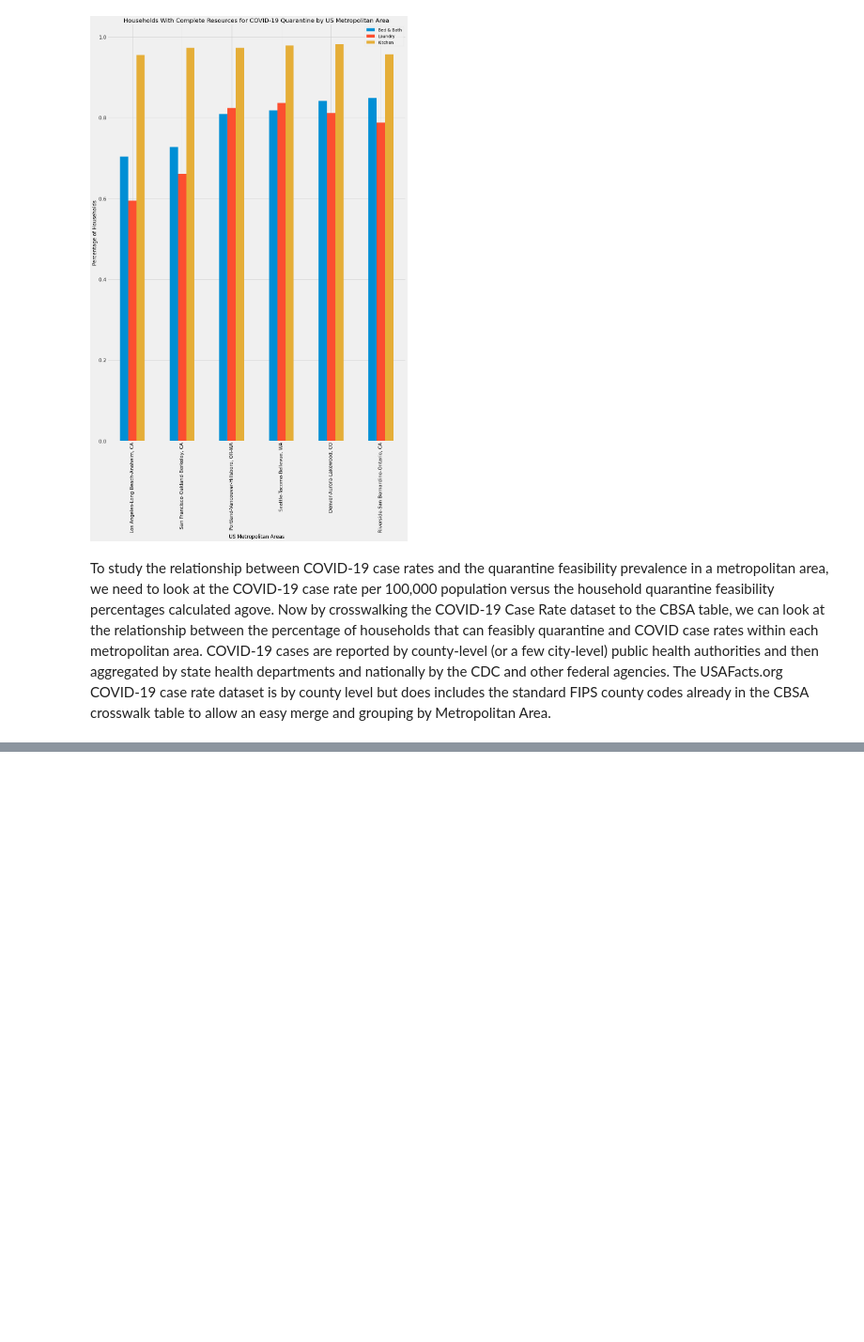
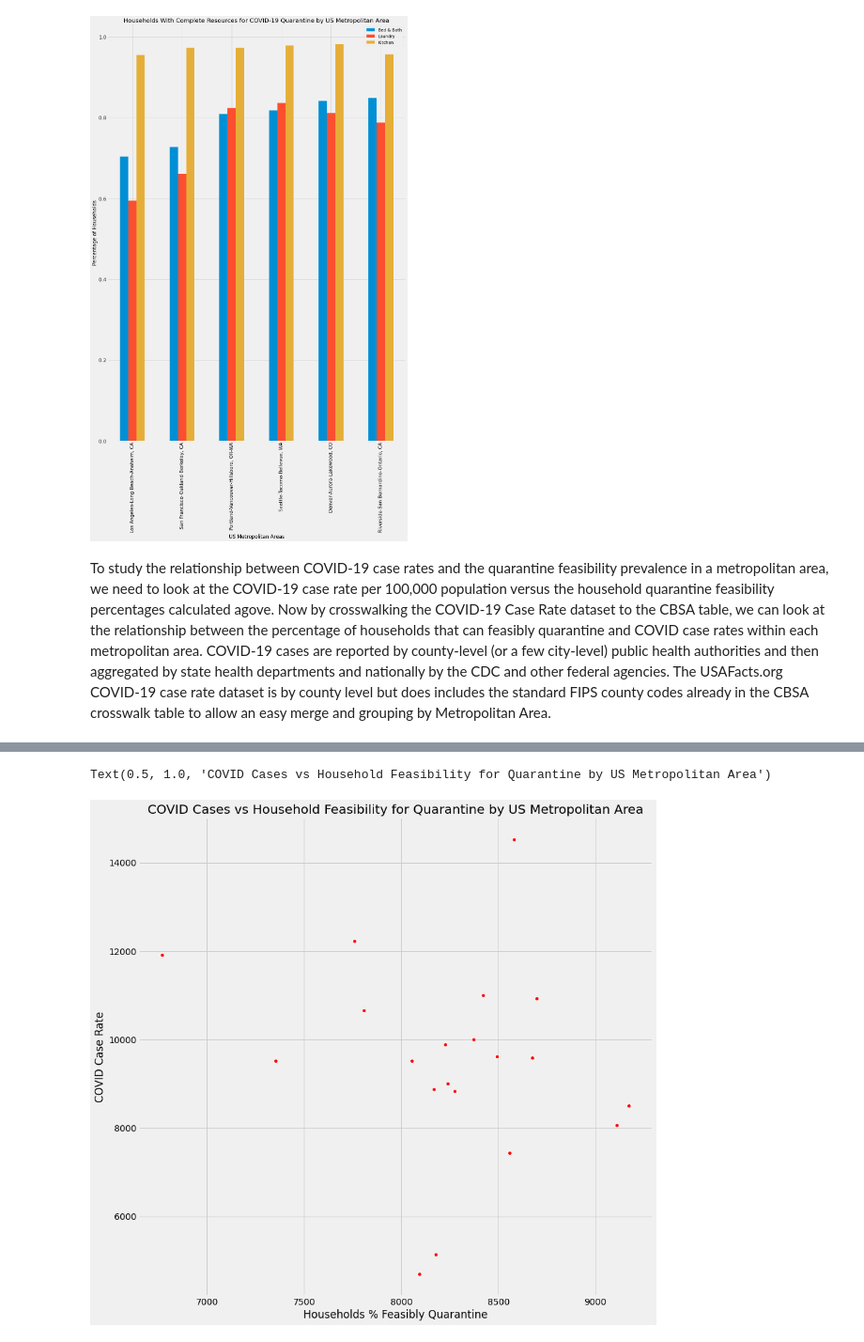
Before and after one commit to swsugarman/COVID_HousingIsolationFeasibility, a Jupyter notebook: report.ipynb, the cells around one changed output, grey strips where cells are left out. Shown at 94% size. Drawn from its saved outputs; the diff is of its cells as text; code cells hidden in the pictures; blank space fills up the shorter version.

Commit message:
Finished populationcase count rate correction

```diff
--- a/report.ipynb
+++ b/report.ipynb
@@ -371 +360,8 @@ covid_metro.rename(columns={ 'CBSA Title':'Metropolitan Areas', 'sum':'Total COV
+# %%
+covid_metro= (
+    covid_cleaned[['Metropolitan Areas', 'Cases', 'Population']]
+    .fillna('X')
+    .groupby('Metropolitan Areas', as_index=True)
+    [['Cases', 'Population']].sum()
+)
 # %% [markdown]
@@ -372,0 +369,10 @@ To calculate each metropolitan area's case rate per 100,000 population to correc
+# %%
+covid_metro['Case Rate']=(covid_metro['Cases']/covid_metro['Population'])*100000
+# %%
+table_6=pd.merge(table_4, covid_metro, left_on='Metropolitan Areas', right_on='Metropolitan Areas' )
+# %%
+table_6.columns=['Metropolitan Areas', 'Households % Feasibly Quarantine', 'Households % Own Full Kitchen', 'Households % Own Laundry', 'COVID Cases', 'Population', 'COVID Case Rate']
+table_6['Households % Feasibly Quarantine']=table_6['Households % Feasibly Quarantine']*100
+table_6['Households % Own Full Kitchen']=table_6['Households % Own Full Kitchen']*100
+table_6['Households % Own Laundry']=table_6['Households % Own Laundry']*100
+table_6
@@ -373,7 +397,7 @@ To calculate each metropolitan area's case rate per 100,000 population to correc
 # %%
-table_5.rename(columns={'sum':'Cases'})
-table_6=pd.merge(table_4, table_5, left_on='Metropolitan Areas', right_on='Metropolitan Areas' )
-table_6.columns=['Metropolitan Areas', '% of Households Can Feasibly Quarantine', 'Kitchen', 'Laundry', 'COVID Cases']
-table_6.plot(kind='scatter', x='% of Households Can Feasibly Quarantine', y='COVID Cases', figsize=(13, 8), s=15, c='red', alpha=1);
+t_6a=table_6.plot(kind='scatter', x='Households % Feasibly Quarantine', y='COVID Case Rate', figsize=(13, 13), s=20, c='red', alpha=1);
 plt.title('COVID Cases vs Household Feasibility for Quarantine by US Metropolitan Area')
+# %% [output]
+Text(0.5, 1.0, 'COVID Cases vs Household Feasibility for Quarantine by US Metropolitan Area')
+[figure, added]
 # %%
```
Also changed, not shown: parts of 11 cells of this notebook, 1 other file.
